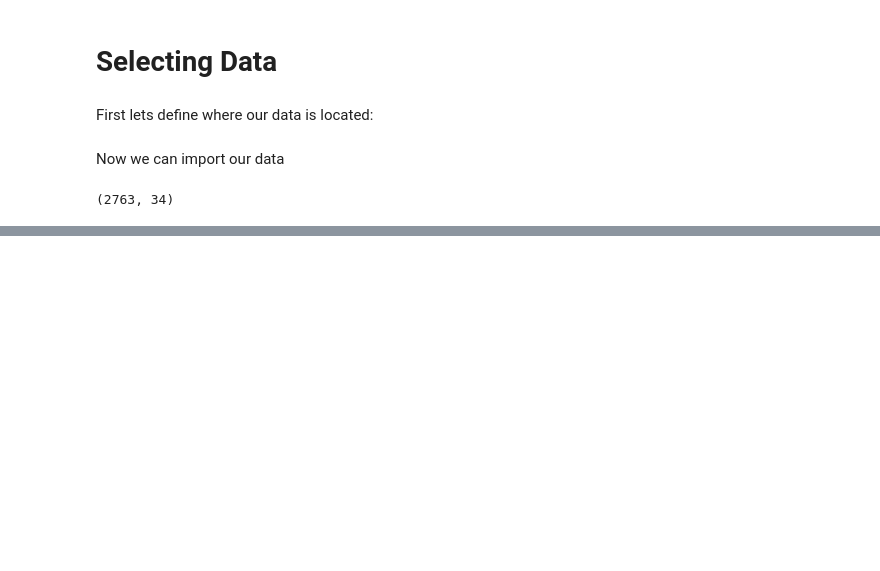
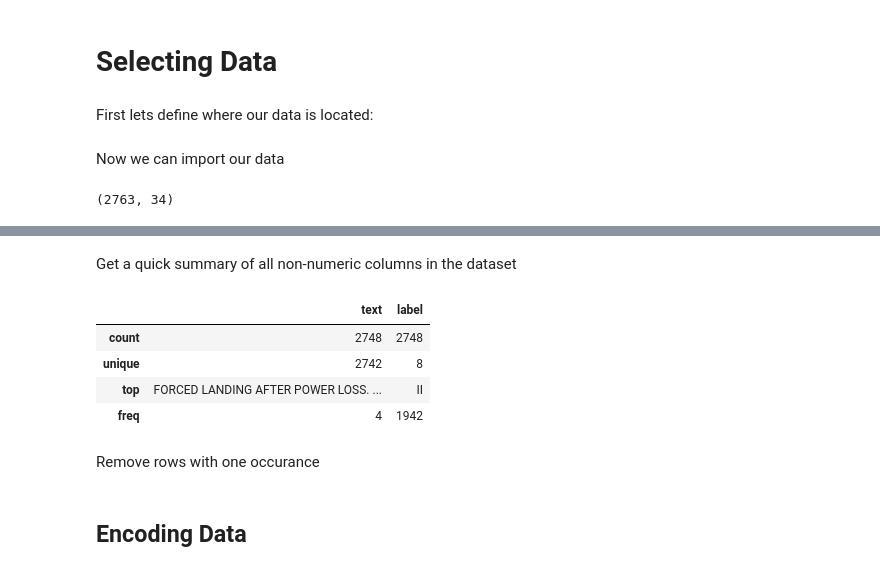
Before and after one commit to nd-crane/nbdev-framework-example, a Jupyter notebook: nbs/03_Training_Model.ipynb, the cells around one changed output, grey strips where cells are left out. Drawn from its saved outputs; the diff is of its cells as text; code cells hidden in the pictures; blank space fills up the shorter version.

```diff
--- a/nbs/03_Training_Model.ipynb
+++ b/nbs/03_Training_Model.ipynb
@@ -39,0 +79,3 @@ data.head()
+# %%
+df = df.fillna('Null')
+df = df[df['text'] != 'Null']
@@ -39,0 +90,12 @@ data.head()
+# %% [markdown]
+Get a quick summary of all non-numeric columns in the dataset
+# %%
+df.describe(include=[object])
+# %% [output]
+|  | text | label |
+| count | 2748 | 2748 |
+| unique | 2742 | 8 |
+| top | FORCED LANDING AFTER POWER LOSS. ... | II |
+| freq | 4 | 1942 |
+# %% [markdown]
+Remove rows with one occurance
@@ -39,0 +105,2 @@ data.head()
+# %% [markdown]
+## Encoding Data
```
Also changed, not shown: parts of 48 cells of this notebook, 4 other files.
